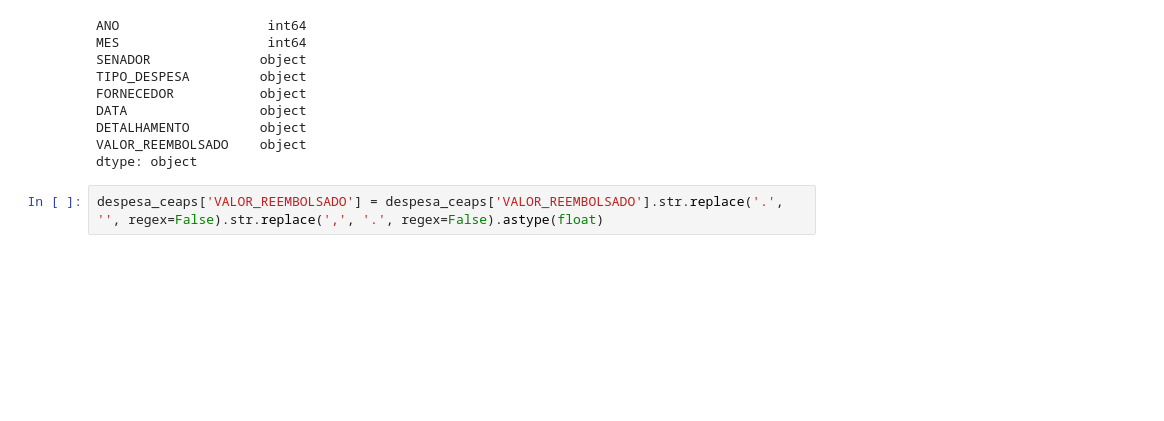
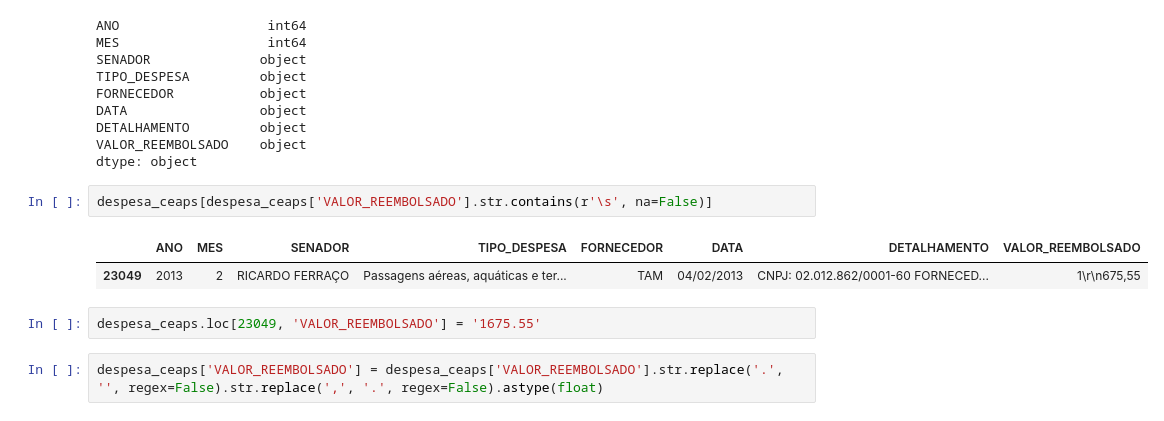
Before and after one commit to Bracchiara/7_days_of_code_alura, a Jupyter notebook: desafio_02_data_science/notebook/dia_1_data_wrangling.ipynb, the cells around one changed output. Saved outputs shown, nothing was run; the diff lists cells and outputs as text; blank space fills up the shorter version.

```diff
--- a/desafio_02_data_science/notebook/dia_1_data_wrangling.ipynb
+++ b/desafio_02_data_science/notebook/dia_1_data_wrangling.ipynb
@@ -39,6 +39,13 @@ DATA                 object
 DETALHAMENTO         object
 VALOR_REEMBOLSADO    object
 dtype: object
+# %%
+despesa_ceaps[despesa_ceaps['VALOR_REEMBOLSADO'].str.contains(r'\s', na=False)]
+# %% [output]
+|  | ANO | MES | SENADOR | TIPO_DESPESA | FORNECEDOR | DATA | DETALHAMENTO | VALOR_REEMBOLSADO |
+| 23049 | 2013 | 2 | RICARDO FERRAÇO | Passagens aéreas, aquáticas e ter... | TAM | 04/02/2013 | CNPJ: 02.012.862/0001-60 FORNECED... | 1\r\n675,55 |
+# %%
+despesa_ceaps.loc[23049, 'VALOR_REEMBOLSADO'] = '1675.55'
 # %%
 despesa_ceaps['VALOR_REEMBOLSADO'] = despesa_ceaps['VALOR_REEMBOLSADO'].str.replace('.', '', regex=False).str.replace(',', '.', regex=False).astype(float)
 # %%
```
Also changed, not shown: parts of 11 cells of this notebook, 7 other files.
